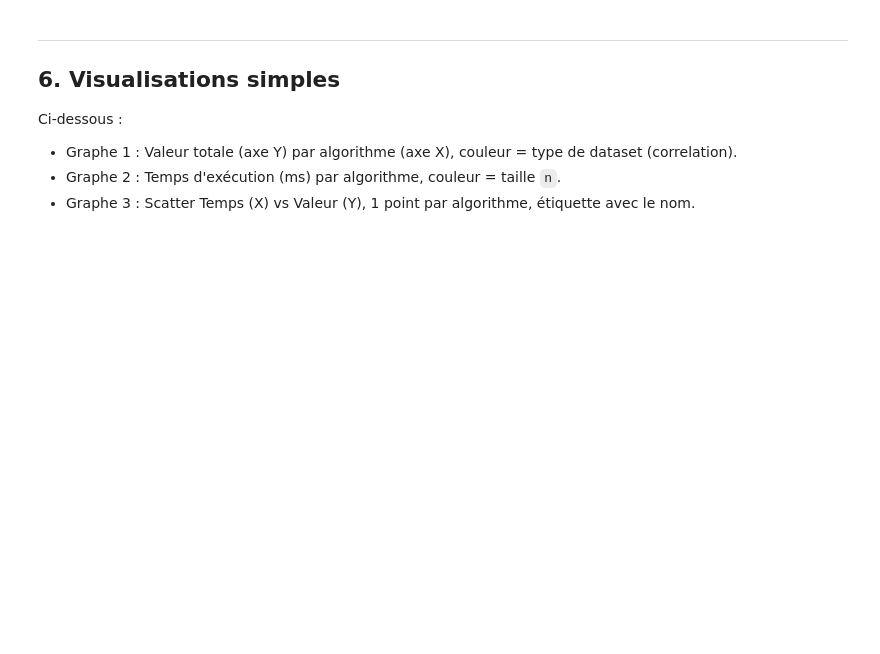
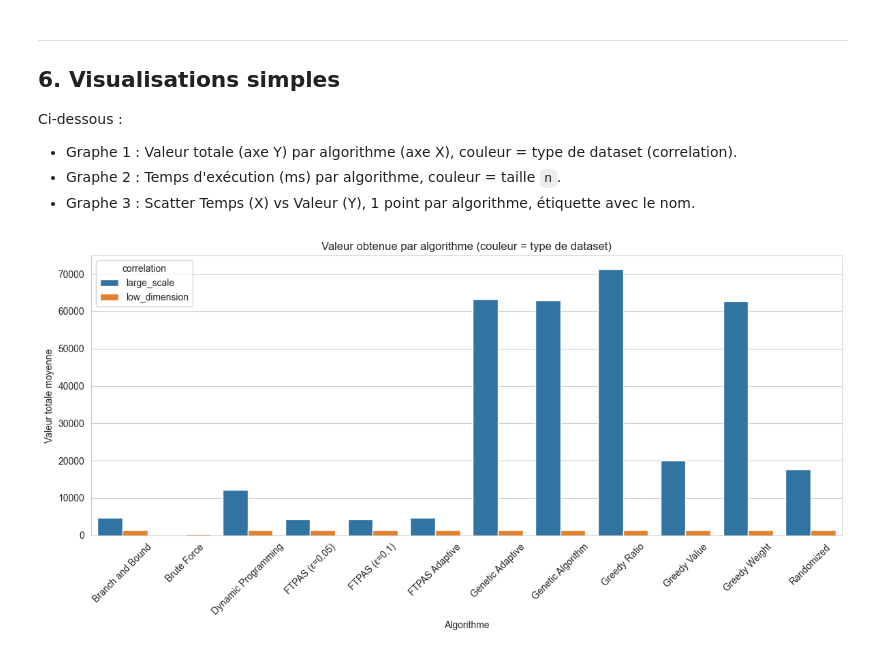
Before and after one commit to 777Arman/projet_advanced_algo, a Jupyter notebook: algo/knapsack_project.ipynb, the cells around one changed output. Drawn from its saved outputs; the diff is of its cells as text; code cells hidden in the pictures; blank space fills up the shorter version.

```diff
--- a/algo/knapsack_project.ipynb
+++ b/algo/knapsack_project.ipynb
@@ -971,21 +953,26 @@ Ci-dessous :
 # %%
 # Graphique 1 : Qualité (valeur totale) par algorithme, couleur = correlation
 if results_df is not None:
     df = results_df.copy()
     # moyenne valeur par algorithme x correlation
     agg = df.groupby(['algorithm', 'correlation'])['value'].mean().reset_index()
 
     plt.figure(figsize=(12,6))
-    sns.barplot(data=agg, x='algorithm', y='value', hue='correlation',
-                palette={'uncorrelated':'#1f77b4','weakly_correlated':'#ff7f0e','strongly_correlated':'#2ca02c'})
+    # Palette pour large_scale et low_dimension
+    palette_map = {'large_scale':'#1f77b4','low_dimension':'#ff7f0e'}
+    # Fallback pour anciennes catégories si présentes
+    palette_map.update({'uncorrelated':'#1f77b4','weakly_correlated':'#ff7f0e','strongly_correlated':'#2ca02c'})
+    sns.barplot(data=agg, x='algorithm', y='value', hue='correlation', palette=palette_map)
     plt.xlabel('Algorithme')
     plt.ylabel('Valeur totale moyenne')
     plt.title('Valeur obtenue par algorithme (couleur = type de dataset)')
     plt.xticks(rotation=45)
     plt.tight_layout()
     plt.show()
 else:
     print("results_df non chargé. Exécutez d'abord la cellule qui charge 'benchmark_results.csv'.")
+# %% [output]
+[figure, added]
 # %%
 if results_df is not None:
     df = results_df.copy()
```
Also changed, not shown: parts of 6 cells of this notebook, 12 other files.
